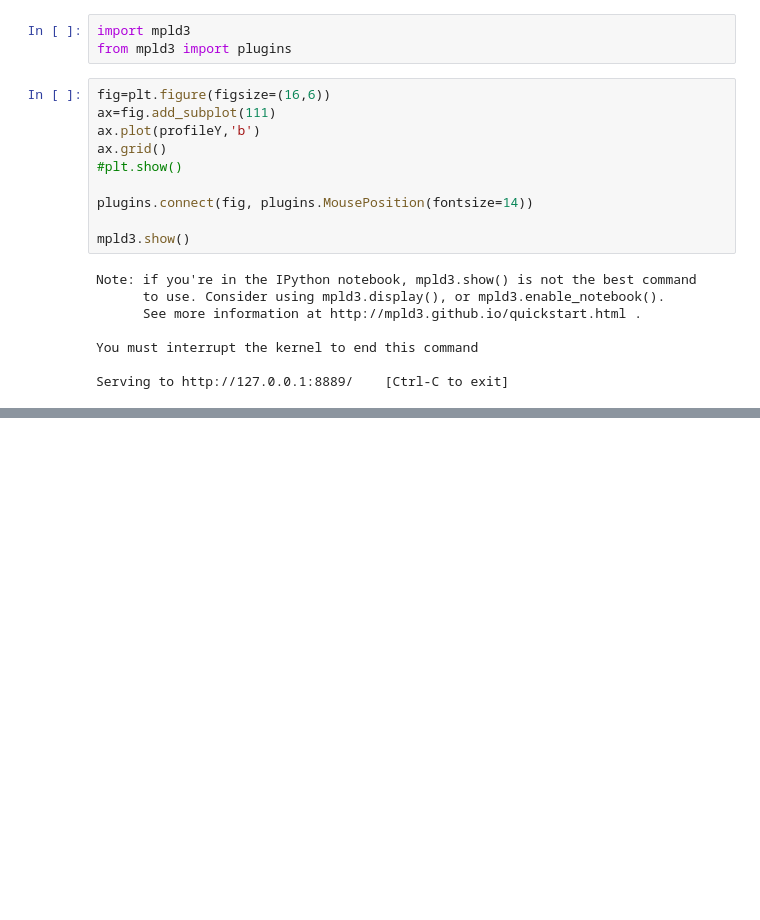
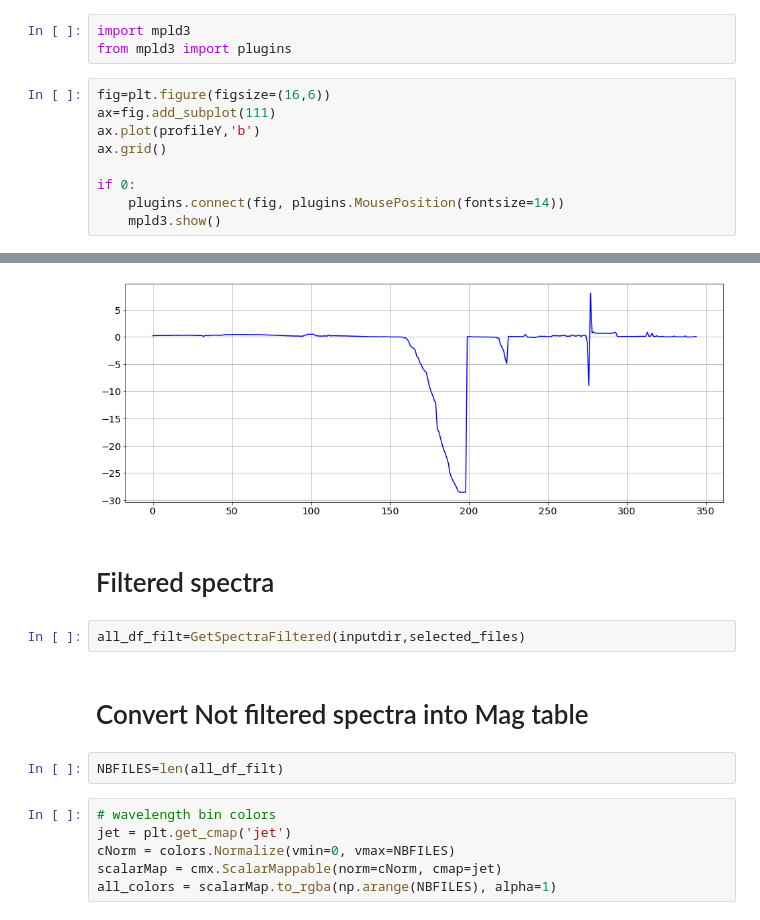
Before and after one commit to sylvielsstfr/PhotomCorrectAuxTel, a Jupyter notebook: analysis/MLfit_gp_data/ViewPDMData.ipynb, the cells around one changed output, grey strips where cells are left out. Saved outputs shown, nothing was run; the diff lists cells and outputs as text; blank space fills up the shorter version.

```diff
--- a/analysis/MLfit_gp_data/ViewPDMData.ipynb
+++ b/analysis/MLfit_gp_data/ViewPDMData.ipynb
@@ -387,16 +429,8 @@ fig=plt.figure(figsize=(16,6))
 ax=fig.add_subplot(111)
 ax.plot(profileY,'b')
 ax.grid()
-#plt.show()
 
-plugins.connect(fig, plugins.MousePosition(fontsize=14))
-
-mpld3.show()
+if 0:
+    plugins.connect(fig, plugins.MousePosition(fontsize=14))
+    mpld3.show()
 # %% [output]
-Note: if you're in the IPython notebook, mpld3.show() is not the best command
-      to use. Consider using mpld3.display(), or mpld3.enable_notebook().
-      See more information at http://mpld3.github.io/quickstart.html .
-
-You must interrupt the kernel to end this command
-
-Serving to http://127.0.0.1:8889/    [Ctrl-C to exit]
@@ -405,0 +437,15 @@ Serving to http://127.0.0.1:8889/    [Ctrl-C to exit]
+[figure, added]
+# %% [markdown]
+# Filtered spectra
+# %%
+all_df_filt=GetSpectraFiltered(inputdir,selected_files)
+# %% [markdown]
+# Convert Not filtered spectra into Mag table
+# %%
+NBFILES=len(all_df_filt)
+# %%
+# wavelength bin colors
+jet = plt.get_cmap('jet')
+cNorm = colors.Normalize(vmin=0, vmax=NBFILES)
+scalarMap = cmx.ScalarMappable(norm=cNorm, cmap=jet)
+all_colors = scalarMap.to_rgba(np.arange(NBFILES), alpha=1)
```
Also changed, not shown: parts of 18 cells of this notebook.
